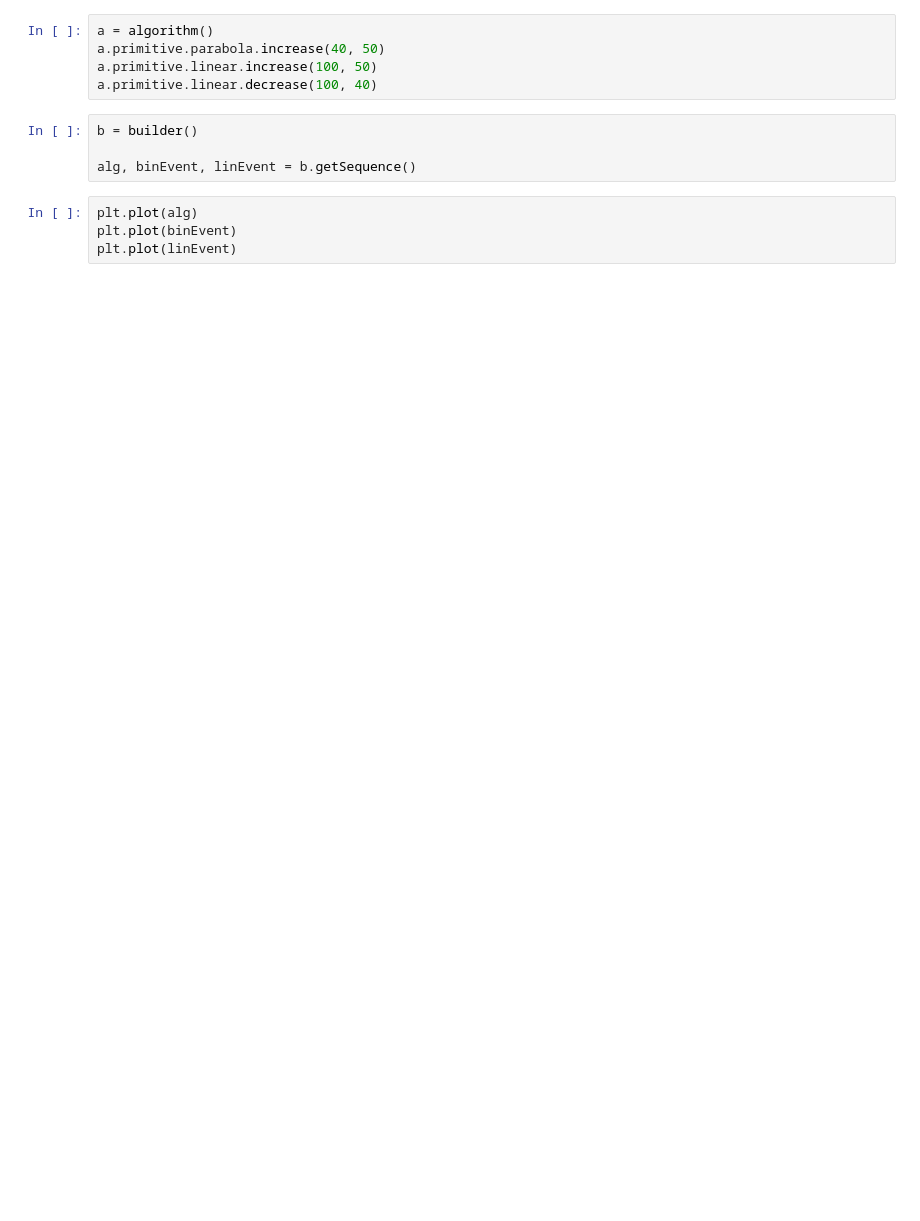
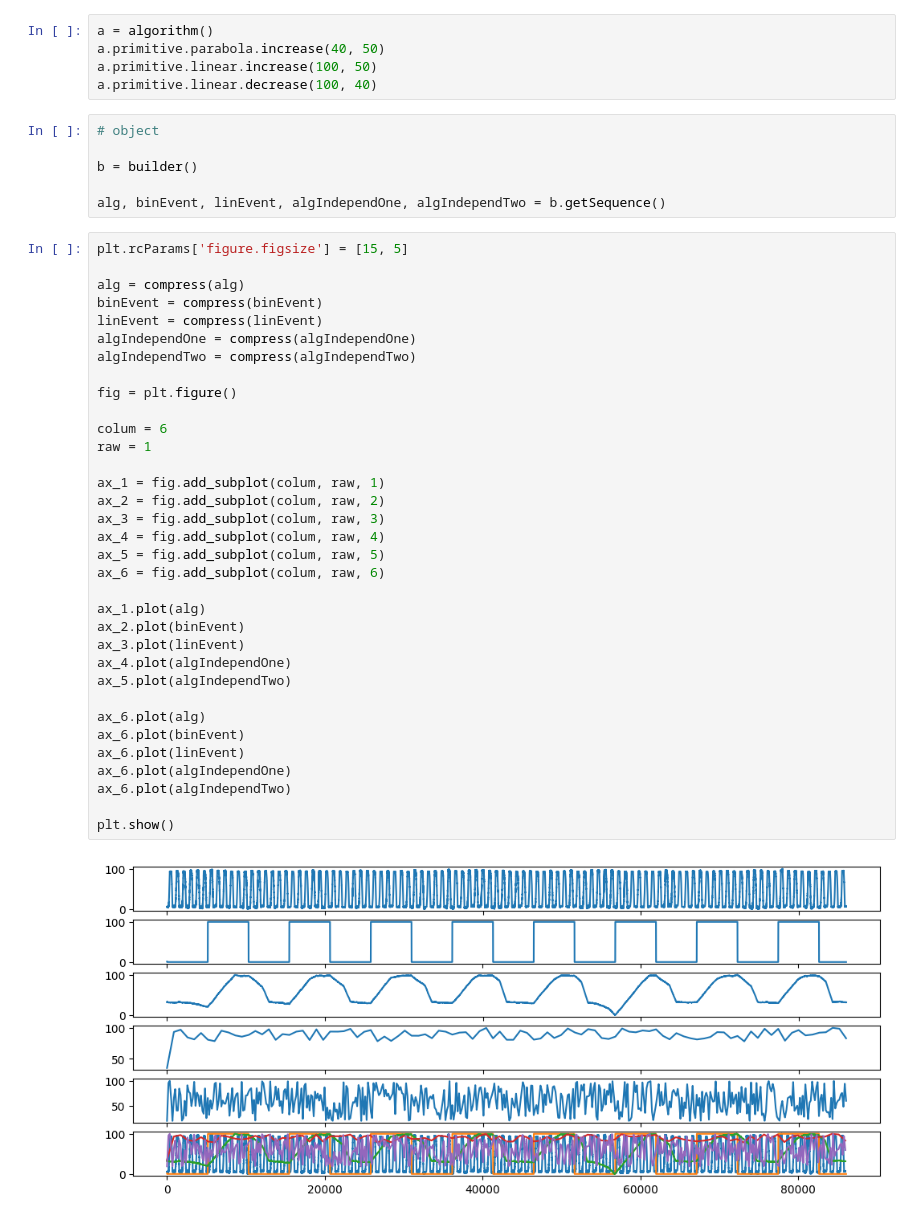
Before and after one commit to shkvik/automated-process-system-data-generator, a Jupyter notebook: lib/builder/builder_tests.ipynb, the cells around one changed output. Drawn from its saved outputs; the diff is of its cells as text; blank space fills up the shorter version.

```diff
--- a/lib/builder/builder_tests.ipynb
+++ b/lib/builder/builder_tests.ipynb
@@ -14,10 +15,44 @@ a.primitive.parabola.increase(40, 50)
 a.primitive.linear.increase(100, 50)
 a.primitive.linear.decrease(100, 40)
 # %%
+# object
+
 b = builder()
 
-alg, binEvent, linEvent = b.getSequence()
+alg, binEvent, linEvent, algIndependOne, algIndependTwo = b.getSequence()
-# %%
-plt.plot(alg)
-plt.plot(binEvent)
-plt.plot(linEvent)
+# %%
+plt.rcParams['figure.figsize'] = [15, 5]
+
+alg = compress(alg)
+binEvent = compress(binEvent)
+linEvent = compress(linEvent)
+algIndependOne = compress(algIndependOne)
+algIndependTwo = compress(algIndependTwo)
+
+fig = plt.figure()
+
+colum = 6
+raw = 1
+
+ax_1 = fig.add_subplot(colum, raw, 1)
+ax_2 = fig.add_subplot(colum, raw, 2)
+ax_3 = fig.add_subplot(colum, raw, 3)
+ax_4 = fig.add_subplot(colum, raw, 4)
+ax_5 = fig.add_subplot(colum, raw, 5)
+ax_6 = fig.add_subplot(colum, raw, 6)
+
+ax_1.plot(alg)
+ax_2.plot(binEvent)
+ax_3.plot(linEvent)
+ax_4.plot(algIndependOne)
+ax_5.plot(algIndependTwo)
+
+ax_6.plot(alg)
+ax_6.plot(binEvent)
+ax_6.plot(linEvent)
+ax_6.plot(algIndependOne)
+ax_6.plot(algIndependTwo)
+
+plt.show()
+# %% [output]
+[figure, added]
```
Also changed, not shown: parts of 1 cell of this notebook, 4 other files.
